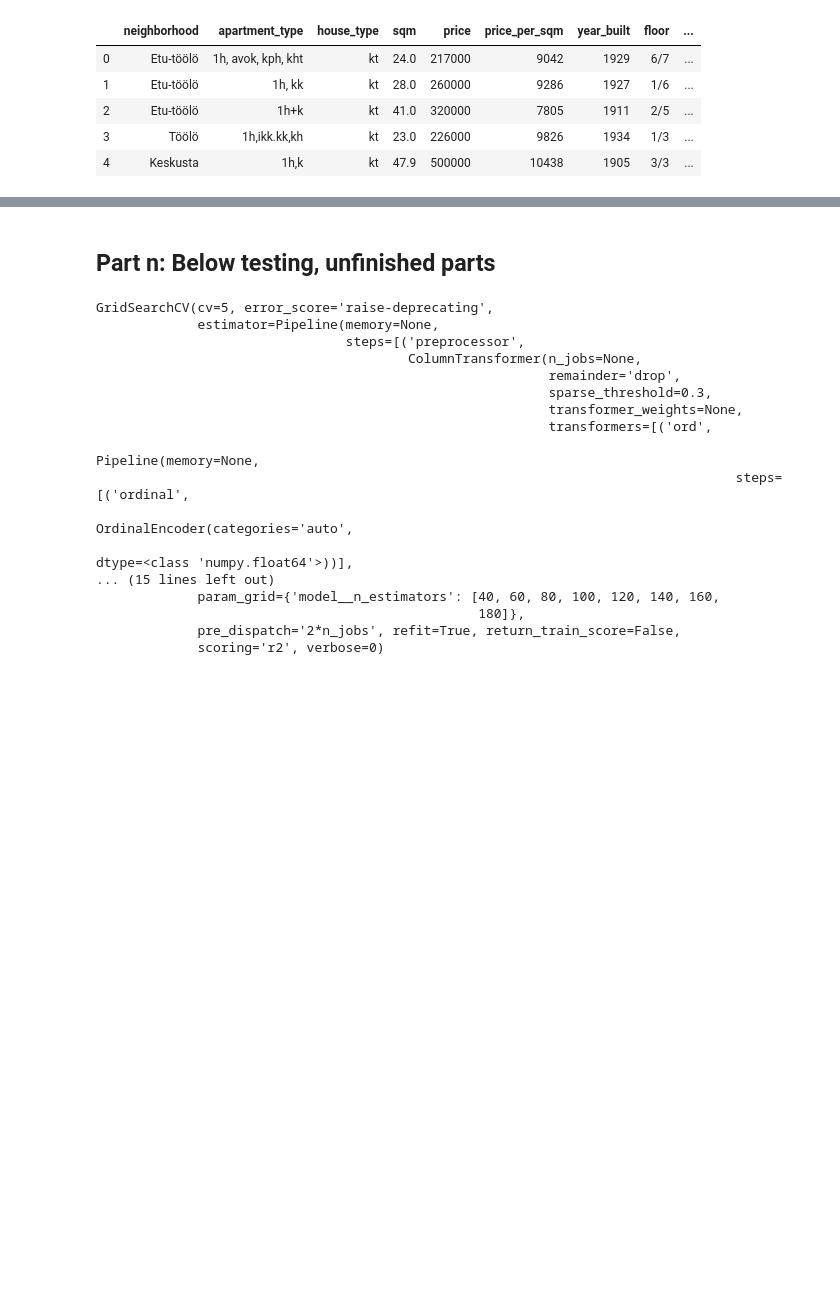
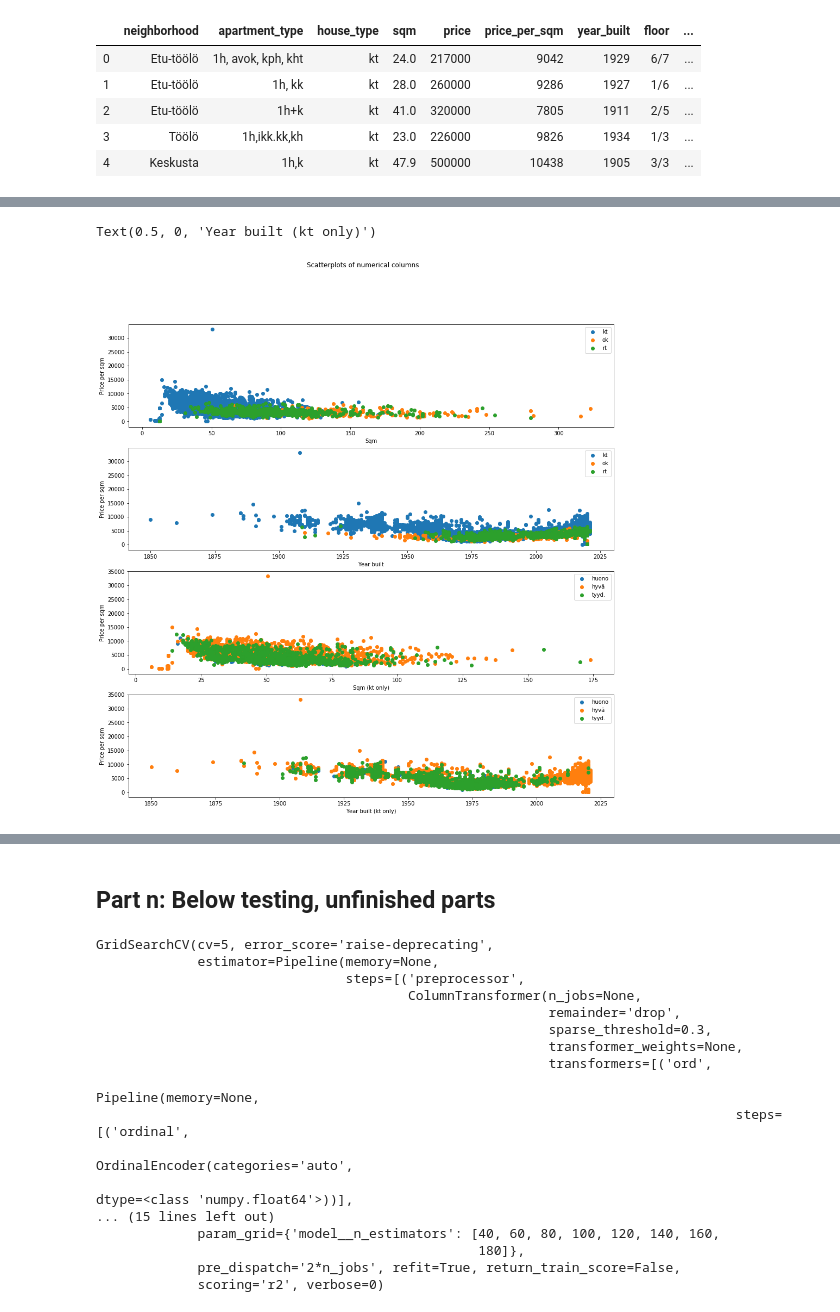
Before and after one commit to modjas/real_estate_prices_project, a Jupyter notebook: real_estate_prices_project.ipynb, the cells around one changed output, grey strips where cells are left out. Drawn from its saved outputs; the diff is of its cells as text; code cells hidden in the pictures; blank space fills up the shorter version.

```diff
--- a/real_estate_prices_project.ipynb
+++ b/real_estate_prices_project.ipynb
@@ -125,0 +148,28 @@ Count of values in column plot_ownership = 21
+# %%
+groups_house_types = df_ml.groupby('house_type') # For plotting different colours per house type
+groups_condition_in_kt = df_ml[df_ml['house_type']=='kt'].groupby('condition') # Colours depending on condition
+fig, axs = plt.subplots(4, figsize=(16, 16))
+fig.suptitle('Scatterplots of numerical columns')
+
+for name, group in groups_house_types:
+    axs[0].scatter(group['sqm'], group['price_per_sqm'], label=name)
+    axs[1].scatter(group['year_built'], group['price_per_sqm'], label=name)
+
+for name, group in groups_condition_in_kt:
+    axs[2].scatter(group['sqm'], group['price_per_sqm'], label=name)
+    axs[3].scatter(group['year_built'], group['price_per_sqm'], label=name)
+
+axs[0].legend()
+axs[1].legend()
+axs[2].legend()
+axs[3].legend()
+
+for ax in axs:
+    ax.set_ylabel('Price per sqm')
+axs[0].set_xlabel('Sqm')
+axs[1].set_xlabel('Year built')
+axs[2].set_xlabel('Sqm (kt only)')
+axs[3].set_xlabel('Year built (kt only)')
+# %% [output]
+Text(0.5, 0, 'Year built (kt only)')
+[figure, added]
```
Also changed, not shown: parts of 15 cells of this notebook.
